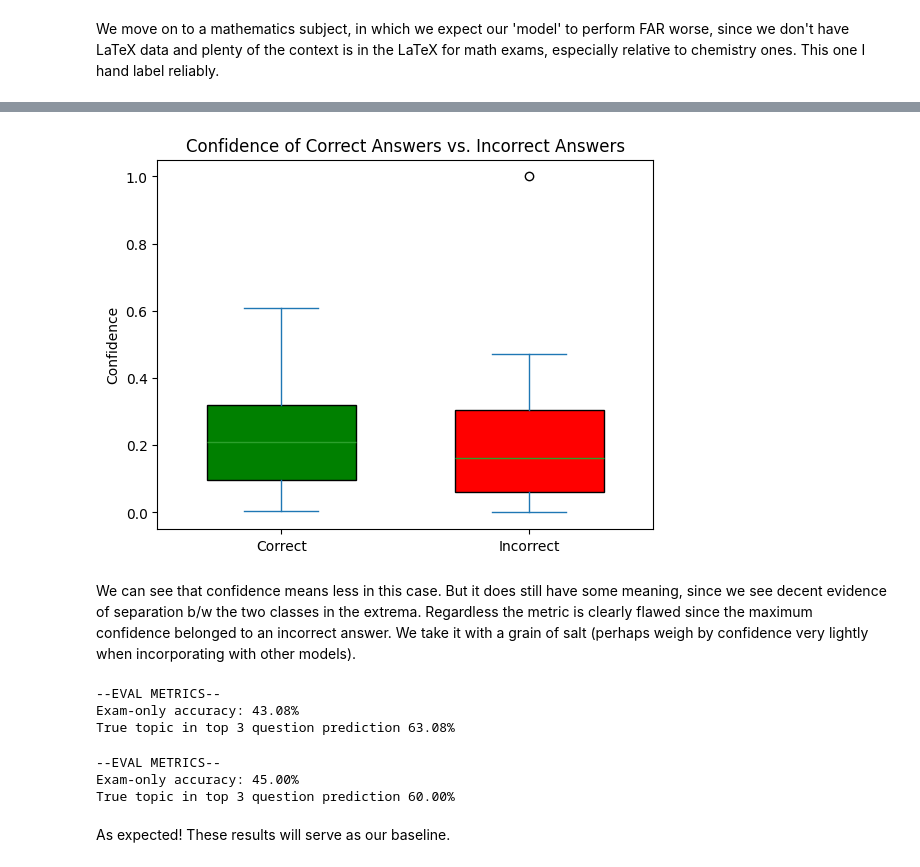
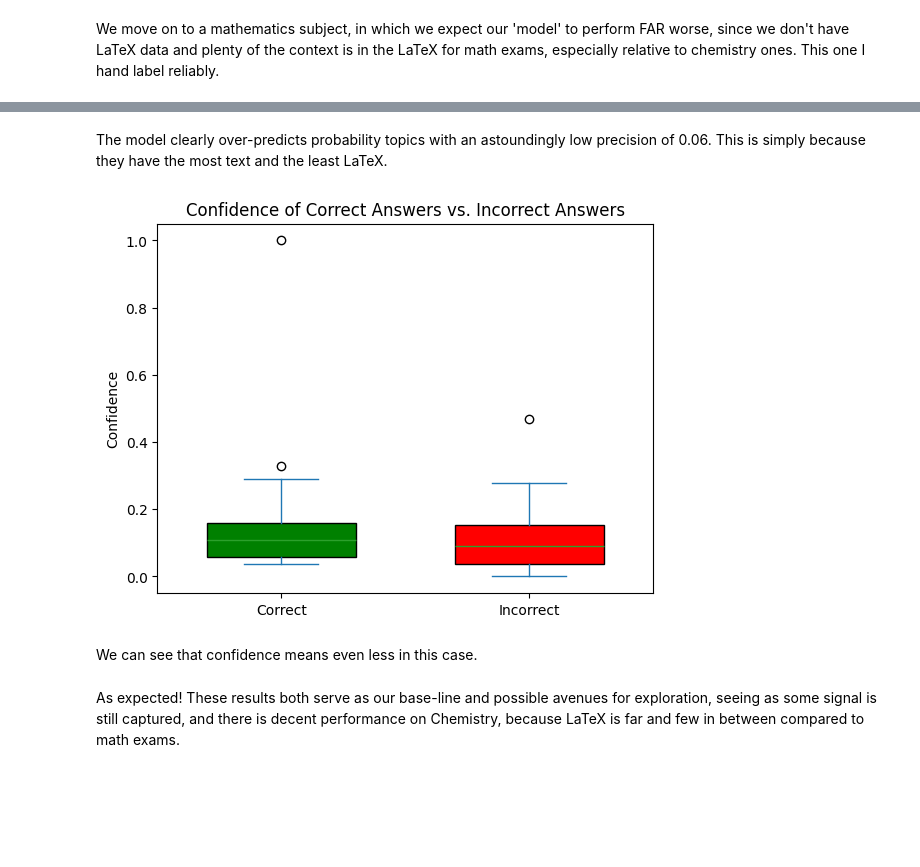
Before and after one commit to ykip10/Qlassifier, a Jupyter notebook: notebooks/modelling/tf_idf.ipynb, the cells around one changed output, grey strips where cells are left out. Saved outputs shown, nothing was run; the diff lists cells and outputs as text; code cells hidden in the pictures; blank space fills up the shorter version.

```diff
--- a/notebooks/modelling/tf_idf.ipynb
+++ b/notebooks/modelling/tf_idf.ipynb
@@ -116,9 +103,7 @@ ground_truth = mcq_labels + [
 
 ]
 
-math_df = dfs[1]
-cos_math = cos_lst[1]
-math_df["true_topic_idx"] = ground_truth
-mcq_math = math_df.loc[:19]
-math_df.head(5)
+math_res = results[1]
+math_res.correct_topics = ground_truth
+math_res.pred_df.head()
 # %% [output]
@@ -131,20 +139,10 @@ math_df.head(5)
+# %% [markdown]
+The model clearly over-predicts probability topics with an astoundingly low precision of 0.06. This is simply because they have the most text and the least LaTeX.
 # %%
-plot_conf(math_df)
+math_res.plot_conf()
 # %% [output]
-[figure, old version]
+[figure, new version]
 # %% [markdown]
-We can see that confidence means less in this case. But it does still have some meaning, since we see decent evidence of separation b/w the two classes in the extrema. Regardless the metric is clearly flawed since the maximum confidence belonged to an incorrect answer. We take it with a grain of salt (perhaps weigh by confidence very lightly when incorporating with other models).
+We can see that confidence means even less in this case.
-# %%
-evaluate_predictions(math_df, cos_math)
-# %% [output]
---EVAL METRICS--
-Exam-only accuracy: 43.08%
-True topic in top 3 question prediction 63.08%
-# %%
-evaluate_predictions(mcq_math, cos_math)
-# %% [output]
---EVAL METRICS--
-Exam-only accuracy: 45.00%
-True topic in top 3 question prediction 60.00%
 # %% [markdown]
-As expected! These results will serve as our baseline.
+As expected! These results both serve as our base-line and possible avenues for exploration, seeing as some signal is still captured, and there is decent performance on Chemistry, because LaTeX is far and few in between compared to math exams.
```
Also changed, not shown: parts of 10 cells of this notebook, 13 other files.
